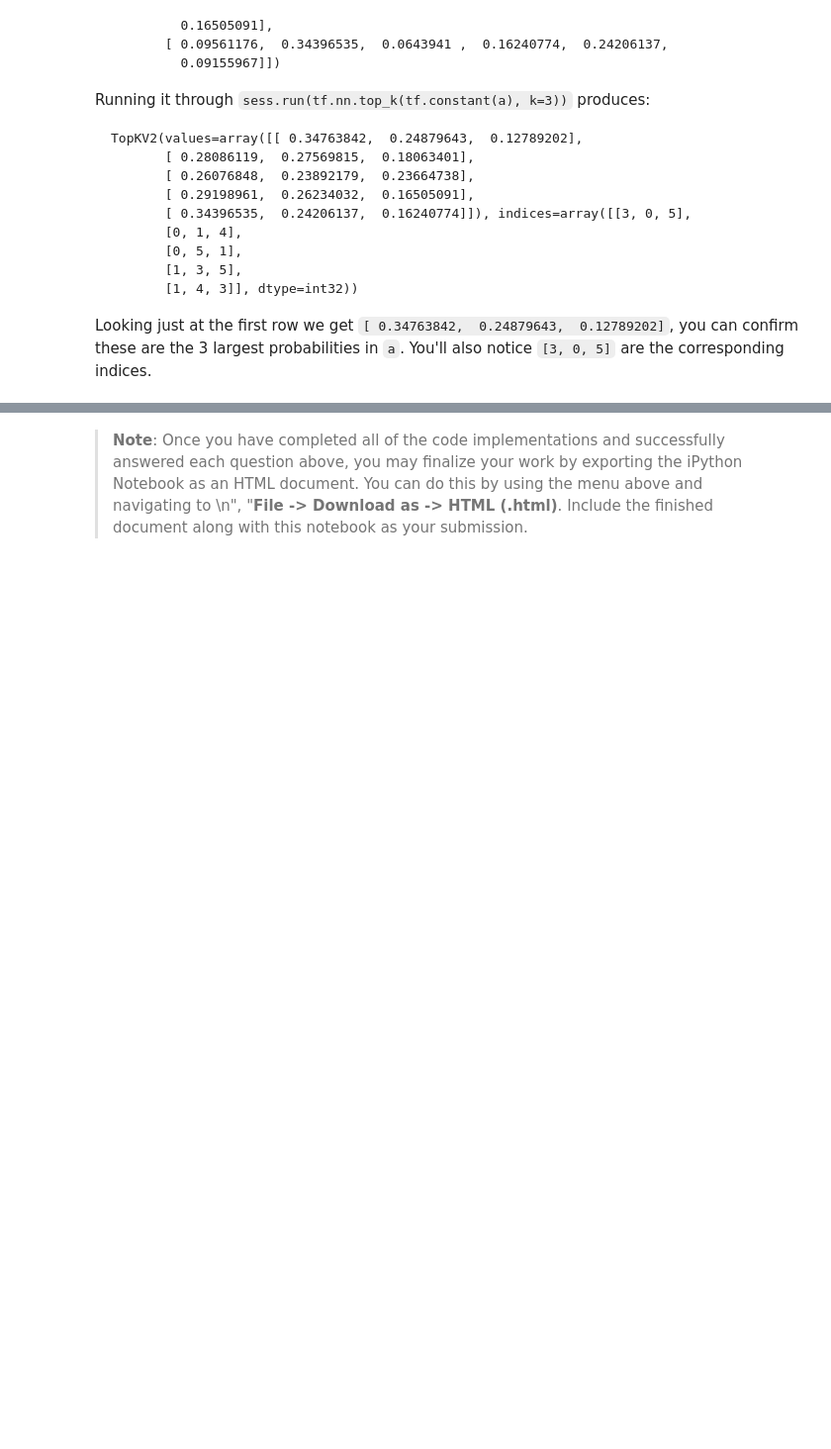
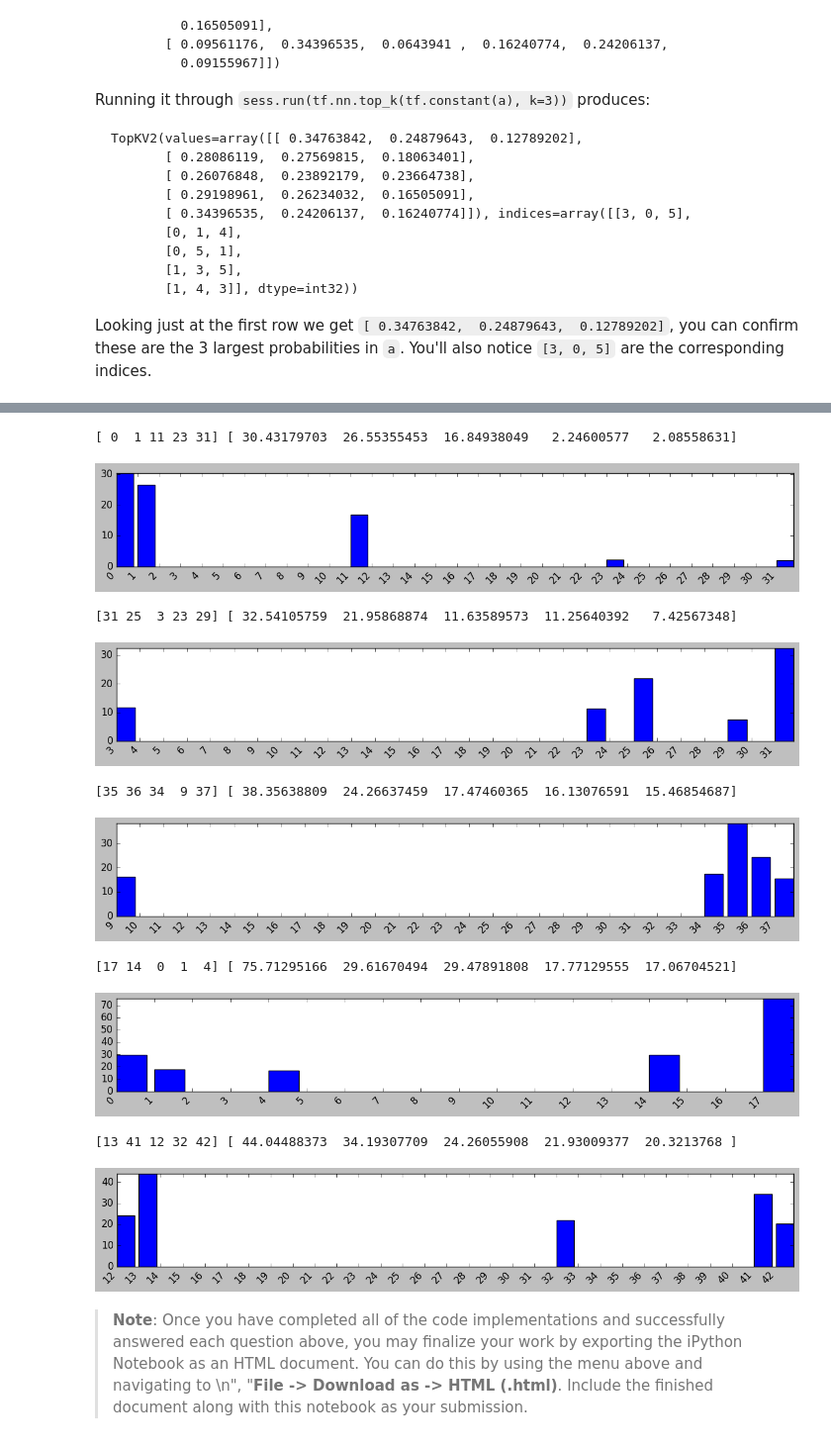
Before and after one commit to vvsuperman/CarND-Traffic-Sign-Classifier-Project, a Jupyter notebook: Traffic_Sign_Classifier.ipynb, the cells around one changed output, grey strips where cells are left out. Shown at 99% size. Drawn from its saved outputs; the diff is of its cells as text; code cells hidden in the pictures; blank space fills up the shorter version.

```diff
--- a/Traffic_Sign_Classifier.ipynb
+++ b/Traffic_Sign_Classifier.ipynb
@@ -389,22 +389,9 @@ Use the code cell (or multiple code cells, if necessary) to implement the first
 import sys
 from PIL import Image
 
-testing_file = 'sign_logo.jpg'
-im = Image.open(testing_file)
-
-#resize the img to 32*X
-out = im.resize((224,160))
-img_arr = np.array(out)
-
-img_together=[]
-for row in range(0,224,32):
-    for col in range(0,160,32):
-        img_together.append(img_arr[col:col+32,row:row+32,:])
-img_together = np.array(img_together)
-
 img_train=[]
 prefile='traffic-signs-data/'
-img_files=['ahead.jpg','no_entry.jpg','nostop.jpg','stop.jpg','turn_left.jpg']
+img_files=['road_work.jpg','wild_animal.jpg','ahead.jpg','no_entry.jpg','yield.jpg']
 for i in range(len(img_files)):
     img_train.append(np.array(Image.open(prefile+img_files[i])))
 img_train=np.array(img_train)
@@ -452,6 +439,6 @@ _**NOTE:** You could check the accuracy manually by using `signnames.csv` (same
 ### Feel free to use as many code cells as needed.
 
 with tf.Session() as sess:
-    img_top_3 = sess.run(tf.nn.top_k(tf.constant(logits_result), k=3))
+    img_top_3 = sess.run(tf.nn.top_k(tf.constant(logits_result), k=5))
     print(img_top_3.indices)
 # %% [output]
@@ -510,3 +498,29 @@ Looking just at the first row we get `[ 0.34763842,  0.24879643,  0.12789202]`,
+# %%
+plt.rcdefaults()
+
+# Example data
+
+
+for i, (labels, probs) in enumerate(zip(img_top_3.indices, img_top_3.values)):
+    print(labels,probs)
+    plt.figure(figsize=(15,2))
+    x_label = np.arange(0,43,1)
+    y_label = np.arange(0,100,10)
+    plt.xticks(x_label,x_label,ha='right',rotation=45)
+    plt.yticks(y_label,y_label)
+    plt.bar(labels,probs)
+    plt.show()
+# %% [output]
+[ 0  1 11 23 31] [ 30.43179703  26.55355453  16.84938049   2.24600577   2.08558631]
+[figure, added]
+[31 25  3 23 29] [ 32.54105759  21.95868874  11.63589573  11.25640392   7.42567348]
+[figure, added]
+[35 36 34  9 37] [ 38.35638809  24.26637459  17.47460365  16.13076591  15.46854687]
+[figure, added]
+[17 14  0  1  4] [ 75.71295166  29.61670494  29.47891808  17.77129555  17.06704521]
+[figure, added]
+[13 41 12 32 42] [ 44.04488373  34.19307709  24.26055908  21.93009377  20.3213768 ]
+[figure, added]
 # %% [markdown]
 > **Note**: Once you have completed all of the code implementations and successfully answered each question above, you may finalize your work by exporting the iPython Notebook as an HTML document. You can do this by using the menu above and navigating to  \n",
     "**File -> Download as -> HTML (.html)**. Include the finished document along with this notebook as your submission.
```
Also changed, not shown: parts of 10 cells of this notebook, 10 other files.
